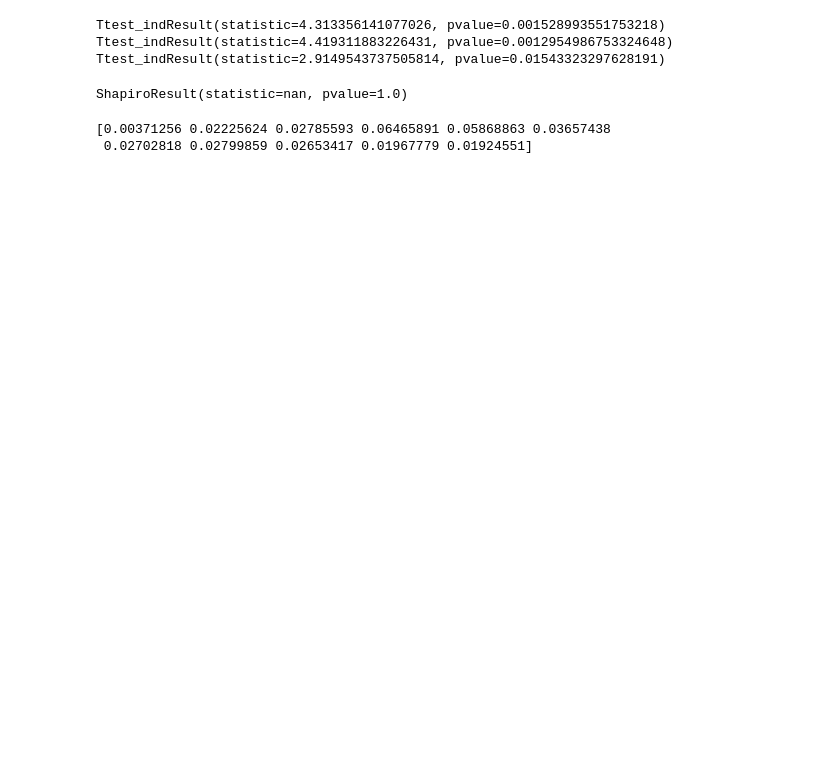
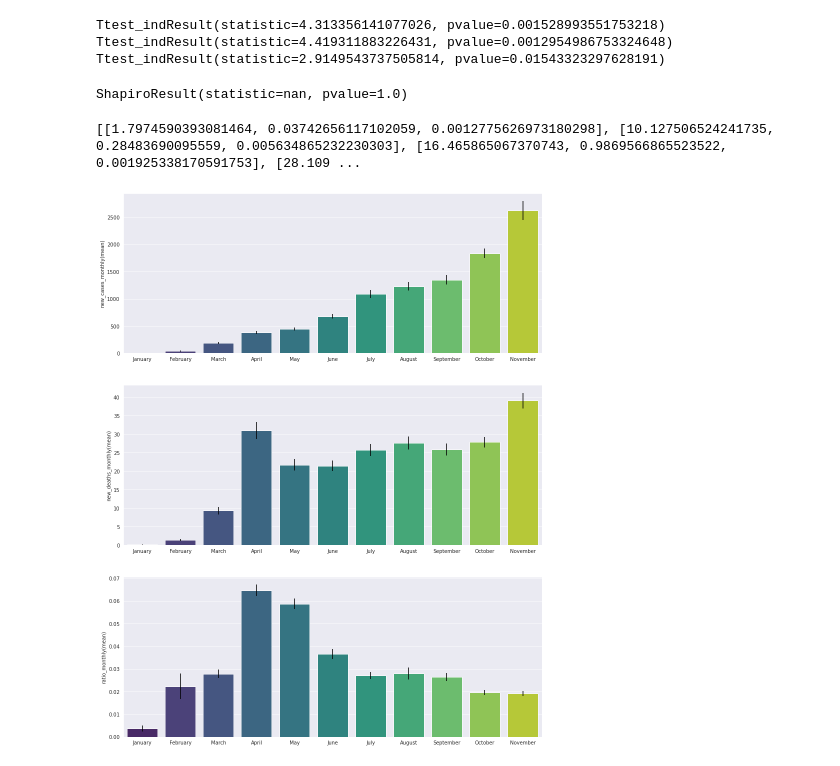
Before and after one commit to lkostakis/data-mining-covid19, a Jupyter notebook: ask4.ipynb, the cells around one changed output. Drawn from its saved outputs; the diff is of its cells as text; code cells hidden in the pictures; blank space fills up the shorter version.

```diff
--- a/ask4.ipynb
+++ b/ask4.ipynb
@@ -307,11 +307,13 @@ df['month'] = df['date'].dt.month
 df['day'] = df['date'].dt.day
 df = df.sort_values(by = ['date', 'iso_code'])
 # %%
+from scipy import stats
 cases_monthly = np.array([])
 deaths_monthly = np.array([])
 ratio_monthly = np.array([])
 np.seterr(divide='ignore')
-cc = 0;
+error = []
+
 for i in range(1,12):
     data = df.loc[df.month == i]
     #data = data.loc[df.location == 'Yemen']
@@ -334,7 +336,41 @@ for i in range(1,12):
     cases_monthly = np.append(cases_monthly, np.nanmean(cases_today))
     deaths_monthly= np.append(deaths_monthly, np.nanmean(deaths_today))
     ratio_monthly = np.append(ratio_monthly, np.nanmean(ratio_today[np.isfinite(ratio_today)]))
-print((ratio_monthly))
+    error.append([stats.sem(cases_today, nan_policy='omit'),
+                  stats.sem(deaths_today, nan_policy='omit'),
+                  stats.sem(ratio_today, nan_policy='omit')])
 # %% [output]
-[0.00371256 0.02225624 0.02785593 0.06465891 0.05868863 0.03657438
- 0.02702818 0.02799859 0.02653417 0.01967779 0.01924551]
+[[1.7974590393081464, 0.03742656117102059, 0.0012775626973180298], [10.127506524241735, 0.28483690095559, 0.005634865232230303], [16.465865067370743, 0.9869566865523522, 0.001925338170591753], [28.109 ...
+# %%
+from datetime import datetime
+new_df = pd.DataFrame({'new_cases_monthly':cases_monthly, 'new_deaths_monthly':deaths_monthly, 'ratio_monthly':ratio_monthly})
+new_df.index+=1
+months = np.array([])
+
+for x in new_df.index:
+    datetime_object = datetime.strptime(str(x), "%m")
+    full_month_name = datetime_object.strftime("%B")
+    months = np.append(months,full_month_name)
+
+new_df = new_df.set_index(months)
+new_df.index.name = 'month'
+# %%
+sns.set_style("darkgrid")
+fig = plt.figure(figsize=(15,20))
+for i in range(3):
+    sem_error = [x[i] for x in error]
+    plt.subplot(3,1,i+1)
+    if i==0:
+        g = sns.barplot(data=new_df, x=new_df.index.tolist(),
+                        y=new_df.new_cases_monthly.tolist(), palette="viridis", yerr = sem_error)
+        g.set(ylabel='new_cases_monthly(mean)')
+    elif i==1:
+        g = sns.barplot(data=new_df, x=new_df.index.tolist(),
+                        y=new_df.new_deaths_monthly.tolist(), palette="viridis", yerr = sem_error)
+        g.set(ylabel='new_deaths_monthly(mean)')
+    else:
+        g = sns.barplot(data=new_df, x=new_df.index.tolist(),
+                        y=new_df.ratio_monthly.tolist(), palette="viridis", yerr = sem_error)
+        g.set(ylabel='ratio_monthly(mean)')
+# %% [output]
+[figure, added]
```
Also changed, not shown: parts of 3 cells of this notebook.
